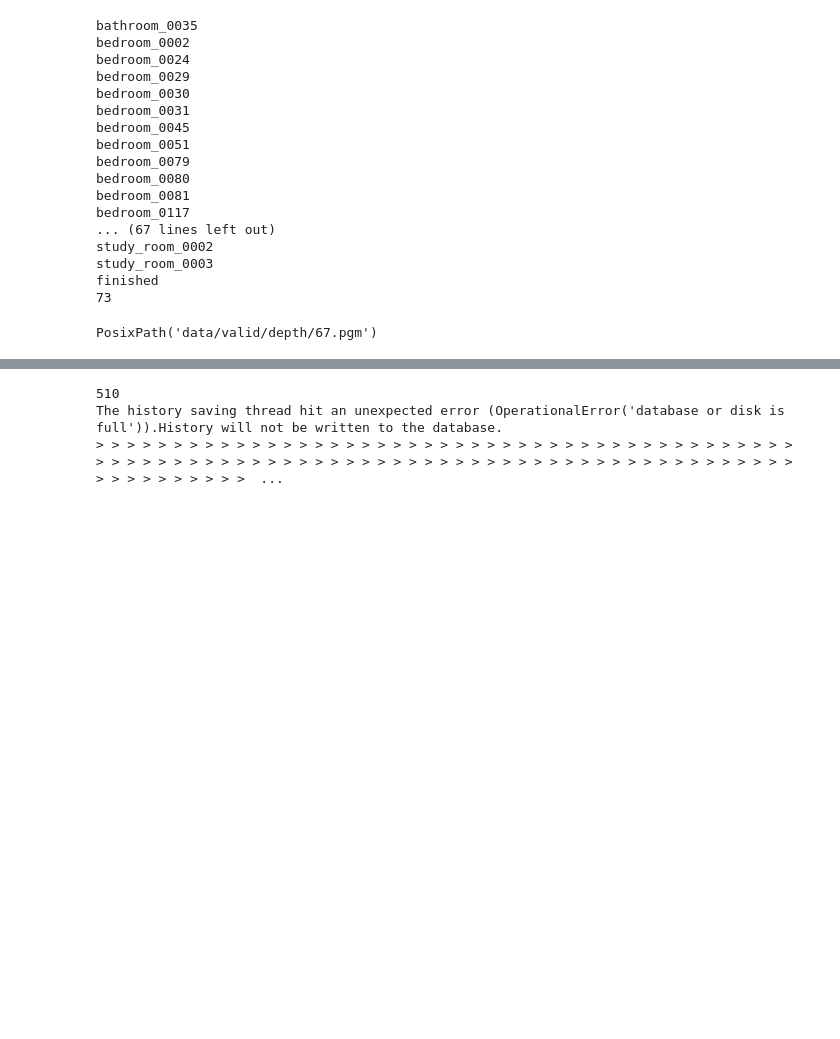
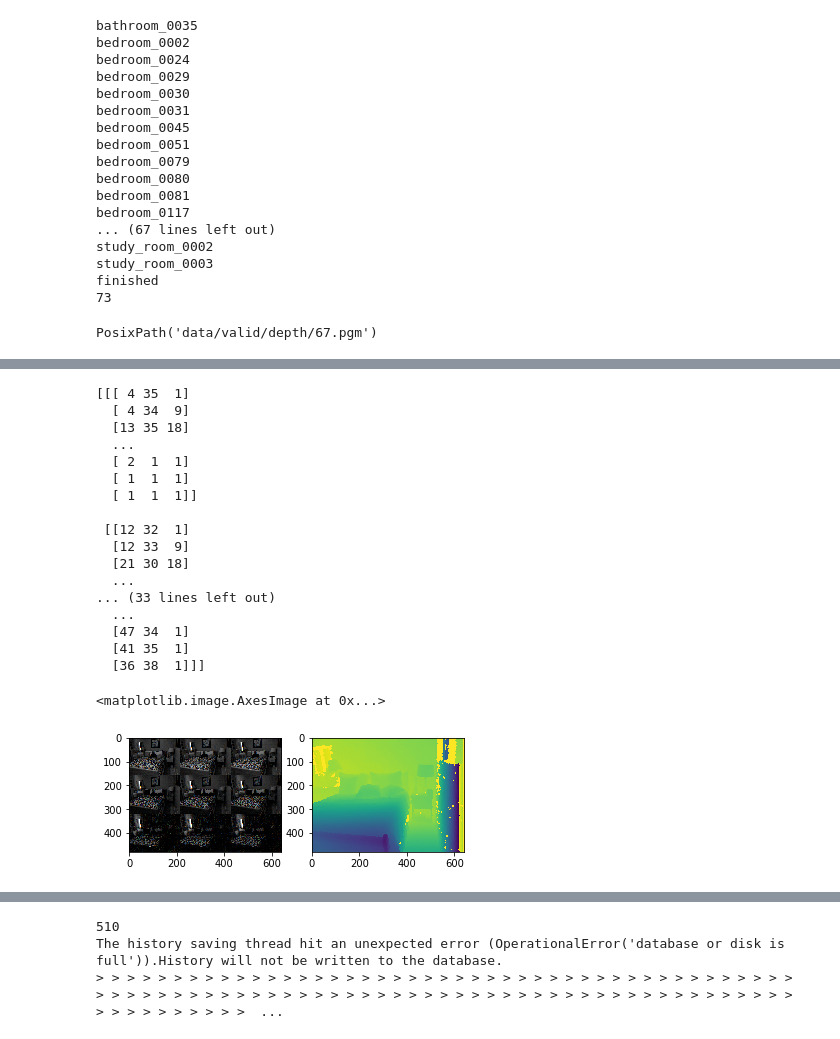
Before and after one commit to shuuchen/depth_eigen, a Jupyter notebook: data_prepare.ipynb, the cells around one changed output, grey strips where cells are left out. Saved outputs shown, nothing was run; the diff lists cells and outputs as text; code cells hidden in the pictures; blank space fills up the shorter version.

```diff
--- a/data_prepare.ipynb
+++ b/data_prepare.ipynb
@@ -235 +235,33 @@ torch.Size([480, 640])
+# %%
+a = Image.open('./data/train/rgb/155.ppm')
+b = Image.open('./data/train/depth/155.pgm')
+
+print(np.asarray(a))
+a = transforms.ToTensor()(a).view(480, 640, 3)
+plt.subplot(121)
+plt.imshow(a)
+
+b = transforms.ToTensor()(b).view(480, 640)
+plt.subplot(122)
+plt.imshow(b)
+# %% [output]
+[[[ 4 35  1]
+  [ 4 34  9]
+  [13 35 18]
+  ...
+  [ 2  1  1]
+  [ 1  1  1]
+  [ 1  1  1]]
+
+ [[12 32  1]
+  [12 33  9]
+  [21 30 18]
+  ...
+... (33 lines left out)
+  ...
+  [47 34  1]
+  [41 35  1]
+  [36 38  1]]]
+<matplotlib.image.AxesImage at 0x...>
+[figure, added]
 # %%
```
Also changed, not shown: parts of 4 cells of this notebook, 1 other file.
